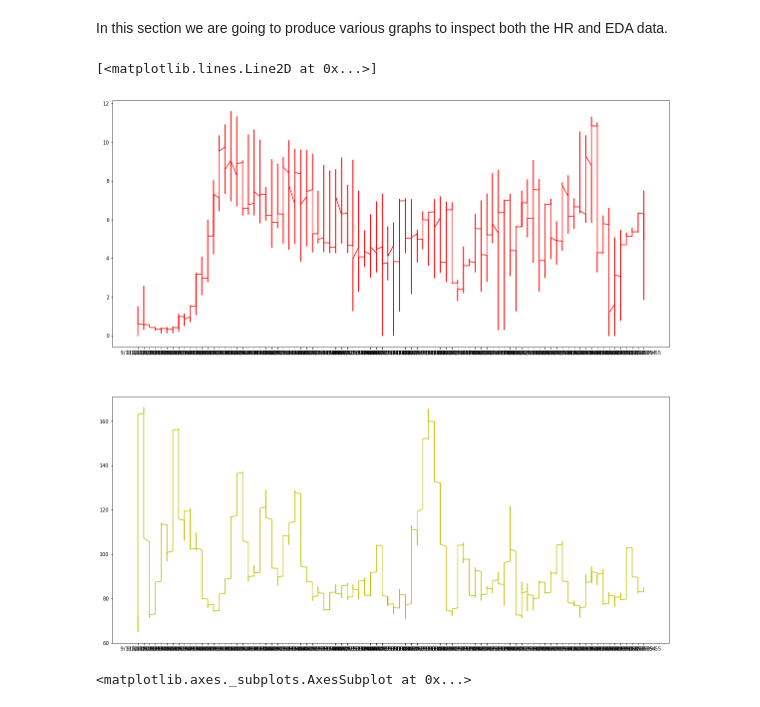
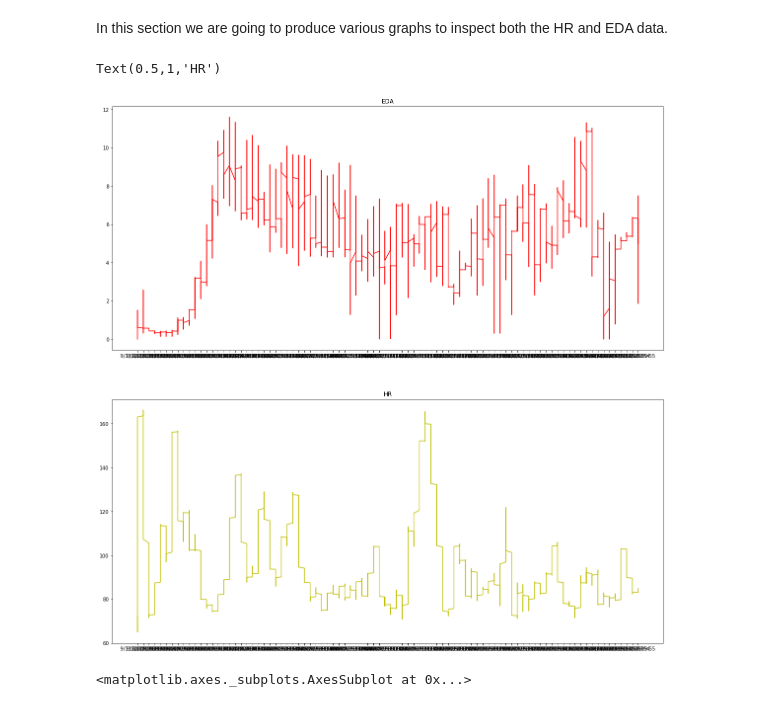
Before and after one commit to hgse-s435/week3-pandas-cathmarks, a Jupyter notebook: Week 3 Notebook - CMarks.ipynb, the cells around one changed output. Drawn from its saved outputs; the diff is of its cells as text; code cells hidden in the pictures.

```diff
--- a/Week 3 Notebook - CMarks.ipynb
+++ b/Week 3 Notebook - CMarks.ipynb
@@ -253,13 +253,14 @@ df_clean_HR =  df[df['HR'].notnull()]
 # %%
 # 18) plot EDA and HR on two different graphs using subplots
 # hint: https://stackoverflow.com/questions/31726643/how-do-i-get-multiple-subplots-in-matplotlib
 fig, ax = plt.subplots(nrows=2, ncols=1, figsize=(20,20))
 ax[0].plot(df_clean_EDA['real time'], df_clean_EDA['EDA'],c='r')
-ax[0].ti
+ax[0].set_title('EDA')
 ax[1].plot(df_clean_HR['real time'], df_clean_HR['HR'],c='y')
+ax[1].set_title('HR')
 # %% [output]
-[<matplotlib.lines.Line2D at 0x...>]
+Text(0.5,1,'HR')
-[figure, old version]
+[figure, new version]
 # %%
 # 19) plot EDA and HR on the same graph; what went wrong?
 df_clean_HR_EDA = df_clean[['HR','EDA']]
```
